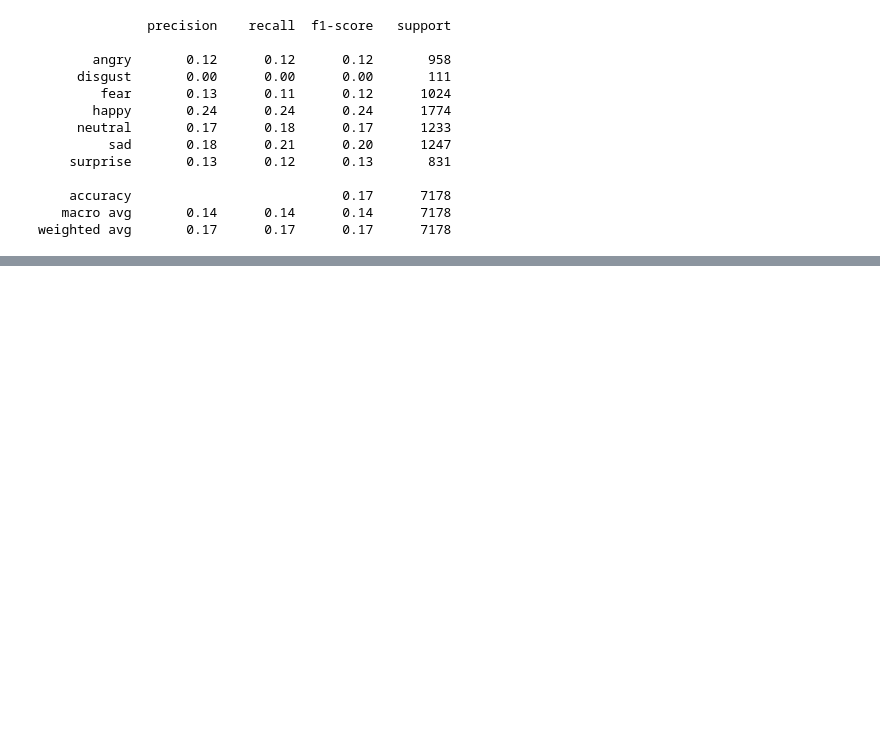
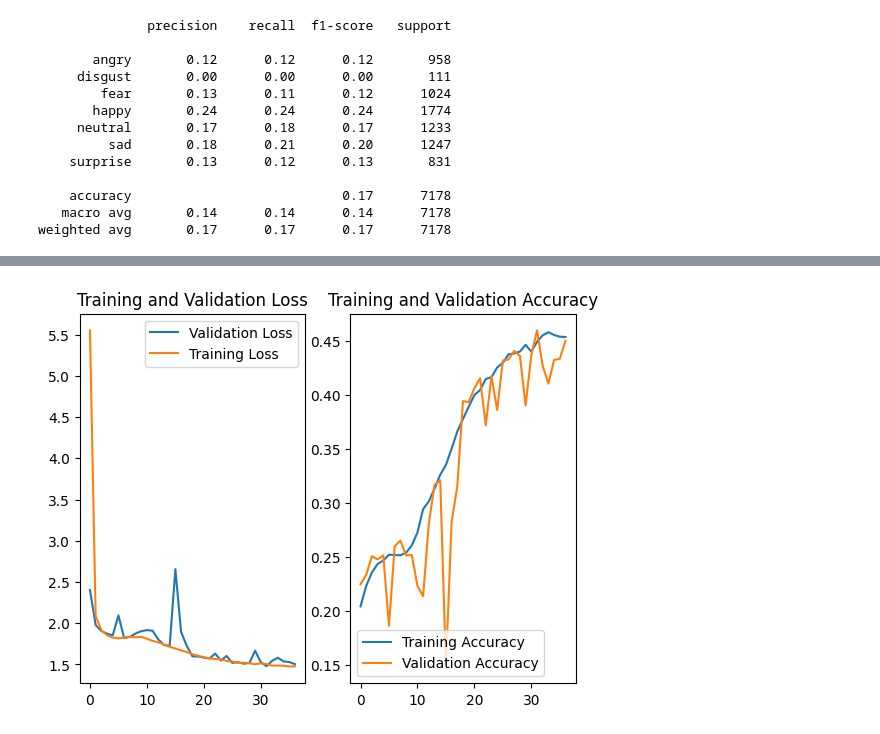
Before and after one commit to ayansuvra/Human-Face-Emotion-Detection, a Jupyter notebook: HumanFaceEmotionDetection.ipynb, the cells around one changed output, grey strips where cells are left out. Drawn from its saved outputs; the diff is of its cells as text; code cells hidden in the pictures; blank space fills up the shorter version.

Commit message:
Custom CNN model with Image Augmentation

```diff
--- a/HumanFaceEmotionDetection.ipynb
+++ b/HumanFaceEmotionDetection.ipynb
@@ -411,0 +530,7 @@ weighted avg       0.17      0.17      0.17      7178
+# %%
+history_aug = model_aug.fit(
+    train_ds,
+    epochs=150,
+    validation_data=validation_ds,
+    callbacks=callbacks
+)
@@ -411,0 +555,17 @@ weighted avg       0.17      0.17      0.17      7178
+# %%
+plt.subplot(1, 2, 1)
+plt.plot(history_aug.history['val_loss'], label='Validation Loss')
+plt.plot(history_aug.history['loss'], label='Training Loss')
+plt.legend()
+plt.title('Training and Validation Loss')
+
+plt.subplot(1, 2, 2)
+plt.plot(history_aug.history['accuracy'], label='Training Accuracy')
+plt.plot(history_aug.history['val_accuracy'], label='Validation Accuracy')
+plt.title('Training and Validation Accuracy')
+plt.legend()
+
+plt.savefig('/content/Human_Emotion_Detection/Custom_CNN_with_Augmentation/plot.png', dpi=300, bbox_inches='tight')
+plt.show()
+# %% [output]
+[figure, added]
```
Also changed, not shown: parts of 15 cells of this notebook.
